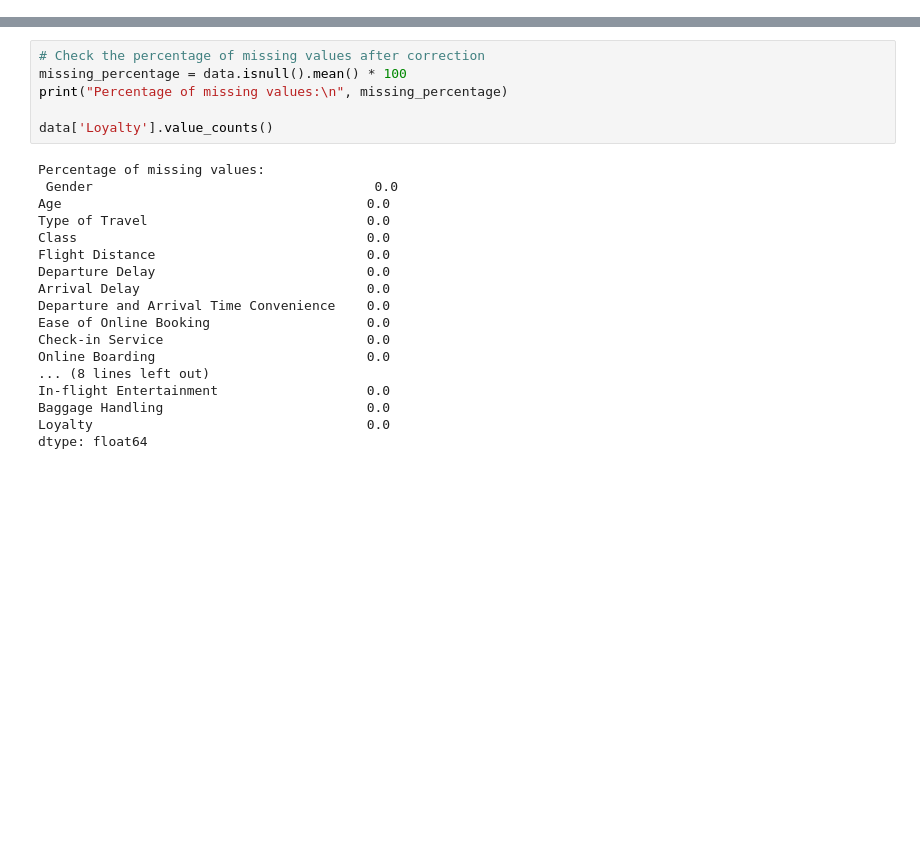
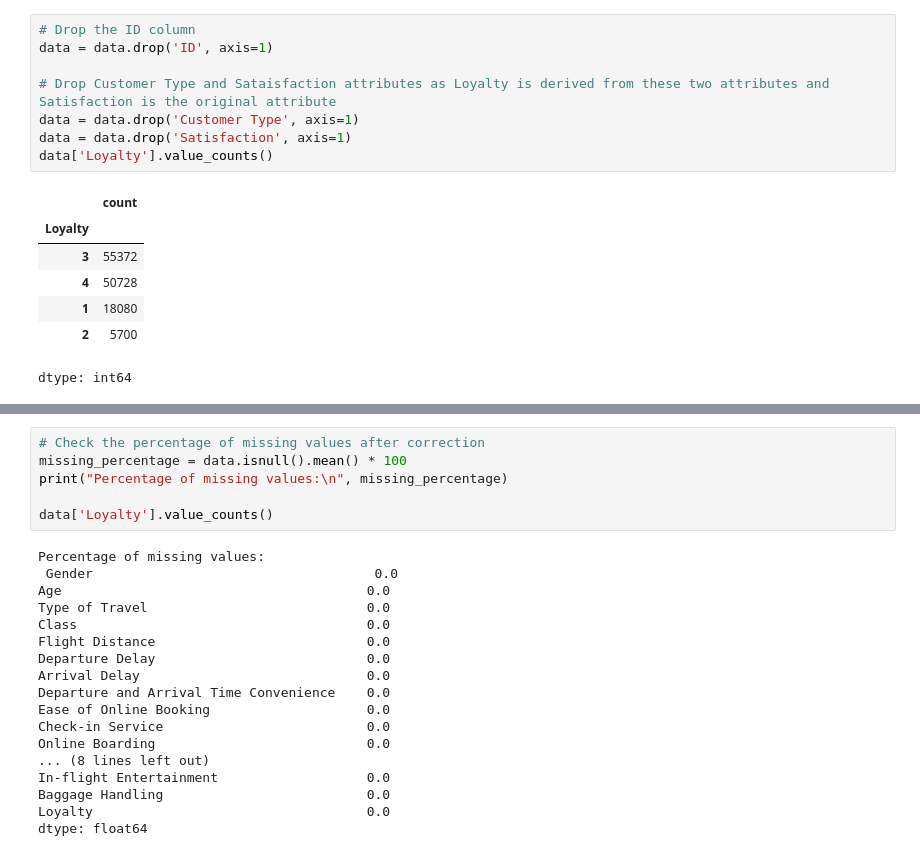
Before and after one commit to HWhr3000/F21DL_Coursework_grp2, a Jupyter notebook: documentation/week2/Featureselection.ipynb, the cells around one changed output, grey strips where cells are left out. Drawn from its saved outputs; the diff is of its cells as text; blank space fills up the shorter version.

```diff
--- a/documentation/week2/Featureselection.ipynb
+++ b/documentation/week2/Featureselection.ipynb
@@ -76,3 +75,19 @@ plt.show()
+# %%
+# Drop the ID column
+data = data.drop('ID', axis=1)
+
+# Drop Customer Type and Sataisfaction attributes as Loyalty is derived from these two attributes and Satisfaction is the original attribute
+data = data.drop('Customer Type', axis=1)
+data = data.drop('Satisfaction', axis=1)
+data['Loyalty'].value_counts()
+# %% [output]
+|  | count |
+| Loyalty |  |
+| 3 | 55372 |
+| 4 | 50728 |
+| 1 | 18080 |
+| 2 | 5700 |
+dtype: int64
 # %%
 data.plot(kind="scatter", x="Departure Delay", y="Arrival Delay", alpha=0.4,
     s=data["Flight Distance"]/100, label="Distance", figsize=(10,7),
```
Also changed, not shown: parts of 11 cells of this notebook.
